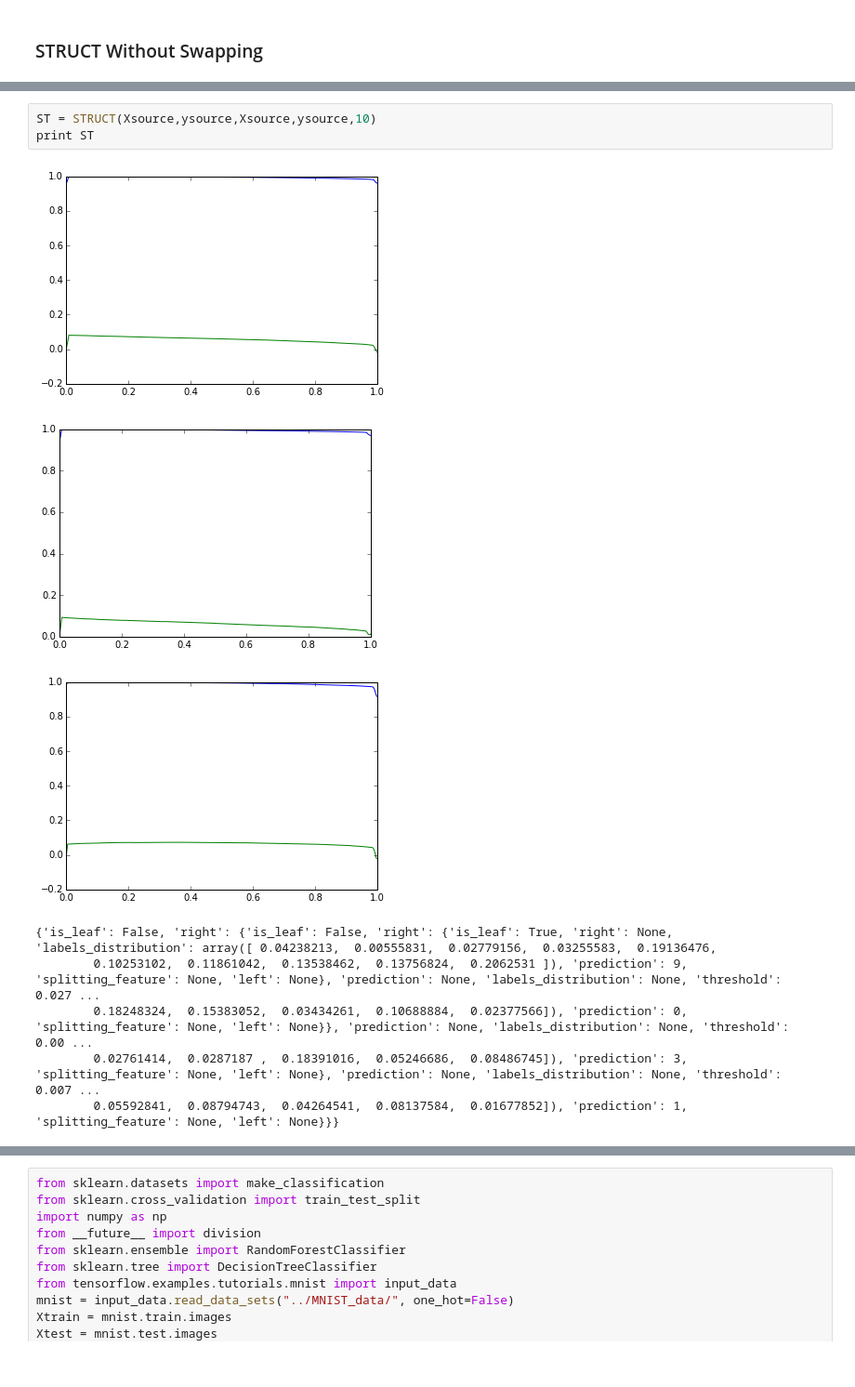
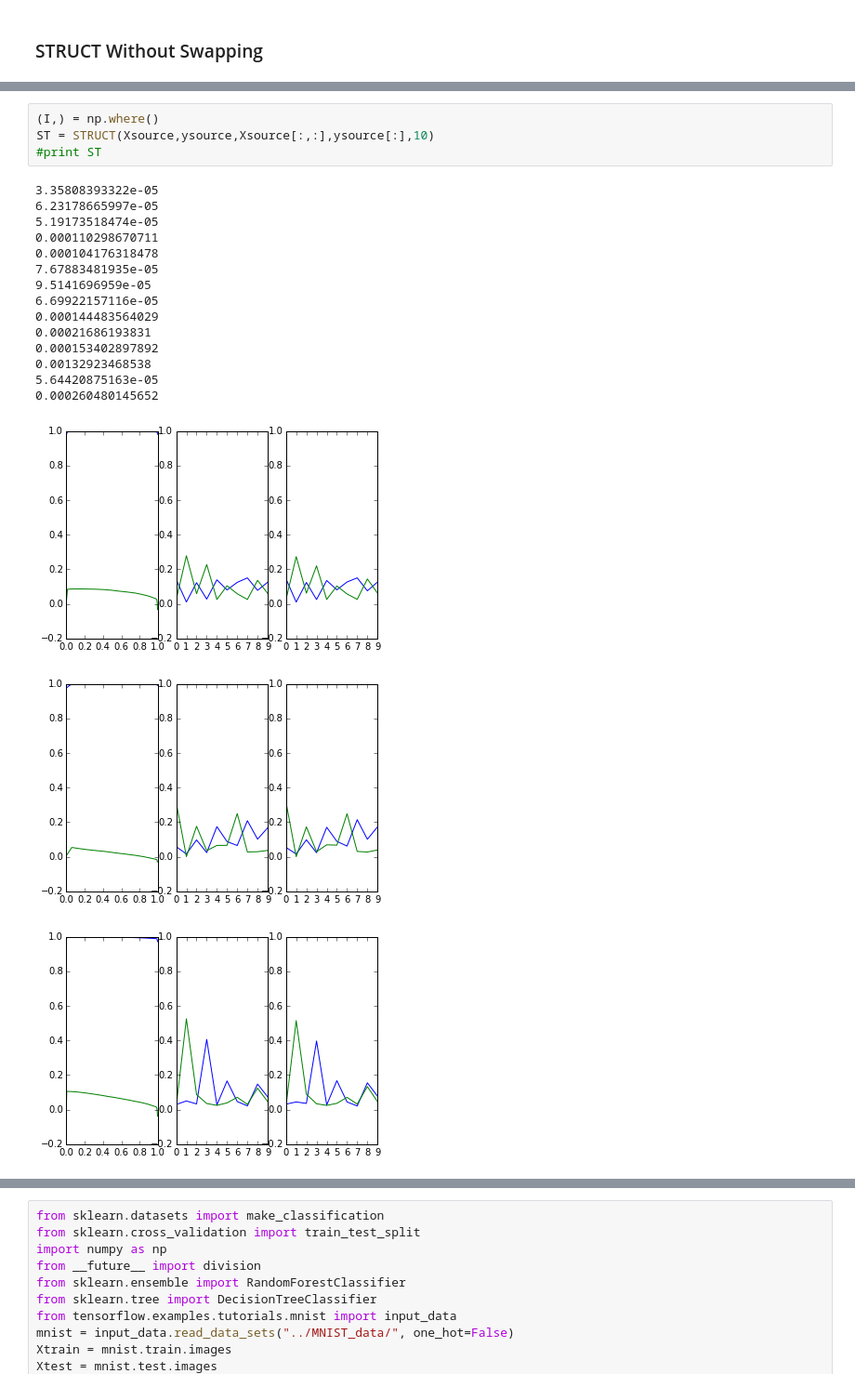
Before and after one commit to Luke3D/TransferRandomForest, a Jupyter notebook: STRUCT.ipynb, the cells around one changed output, grey strips where cells are left out. Shown: that part at 93% size. Drawn from its saved outputs; the diff is of its cells as text.

Commit message:
Last update for STRUCT

```diff
--- a/STRUCT.ipynb
+++ b/STRUCT.ipynb
@@ -225,12 +355,22 @@ def STRUCT(Xsource,ysource,Xtarget,ytarget,C):
 # %%
-ST = STRUCT(Xsource,ysource,Xsource,ysource,10)
-print ST
+(I,) = np.where()
+ST = STRUCT(Xsource,ysource,Xsource[:,:],ysource[:],10)
+#print ST
 # %% [output]
+3.35808393322e-05
+6.23178665997e-05
+5.19173518474e-05
+0.000110298670711
+0.000104176318478
+7.67883481935e-05
+9.5141696959e-05
+6.69922157116e-05
+0.000144483564029
+0.00021686193831
+0.000153402897892
+0.00132923468538
+5.64420875163e-05
+0.000260480145652
-[figure, old version]
+[figure, new version]
-[figure, old version]
+[figure, new version]
-[figure, old version]
+[figure, new version]
-{'is_leaf': False, 'right': {'is_leaf': False, 'right': {'is_leaf': True, 'right': None, 'labels_distribution': array([ 0.04238213,  0.00555831,  0.02779156,  0.03255583,  0.19136476,
-        0.10253102,  0.11861042,  0.13538462,  0.13756824,  0.2062531 ]), 'prediction': 9, 'splitting_feature': None, 'left': None}, 'prediction': None, 'labels_distribution': None, 'threshold': 0.027 ...
-        0.18248324,  0.15383052,  0.03434261,  0.10688884,  0.02377566]), 'prediction': 0, 'splitting_feature': None, 'left': None}}, 'prediction': None, 'labels_distribution': None, 'threshold': 0.00 ...
-        0.02761414,  0.0287187 ,  0.18391016,  0.05246686,  0.08486745]), 'prediction': 3, 'splitting_feature': None, 'left': None}, 'prediction': None, 'labels_distribution': None, 'threshold': 0.007 ...
-        0.05592841,  0.08794743,  0.04264541,  0.08137584,  0.01677852]), 'prediction': 1, 'splitting_feature': None, 'left': None}}}
```
Also changed, not shown: parts of 8 cells of this notebook, 1 other file.
